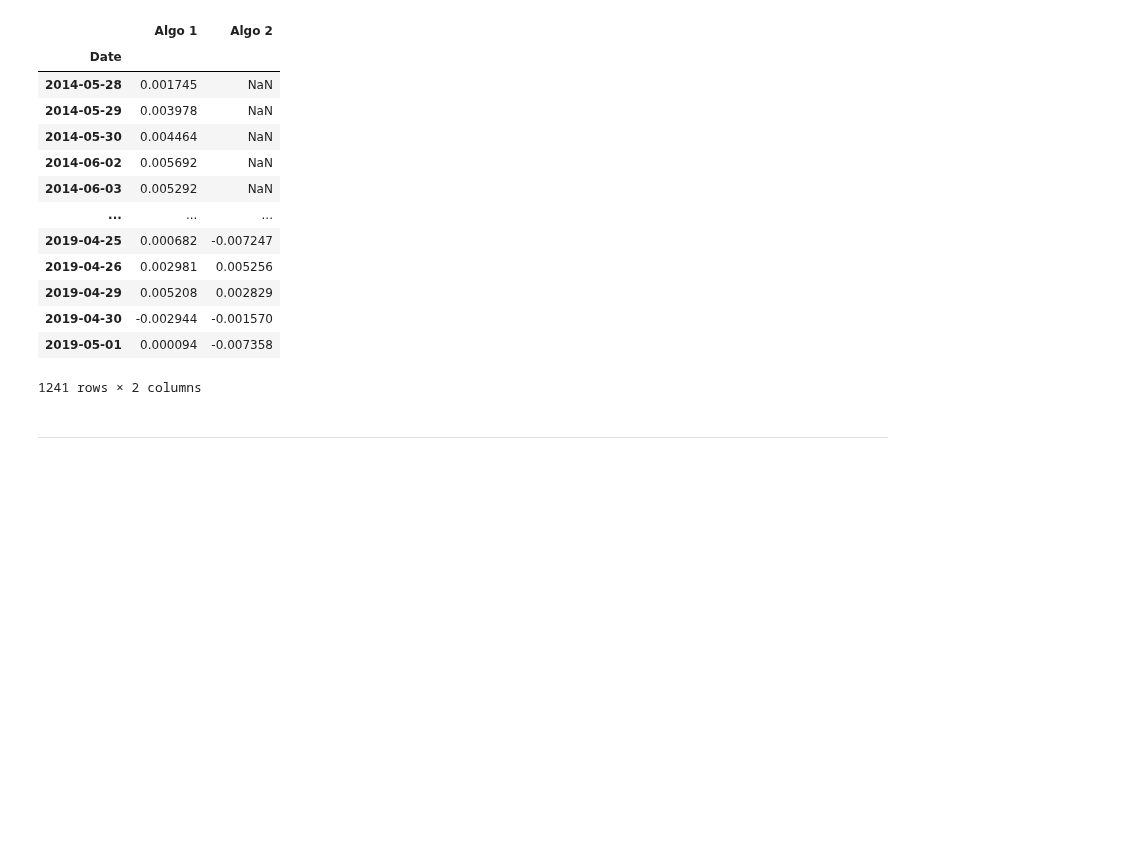
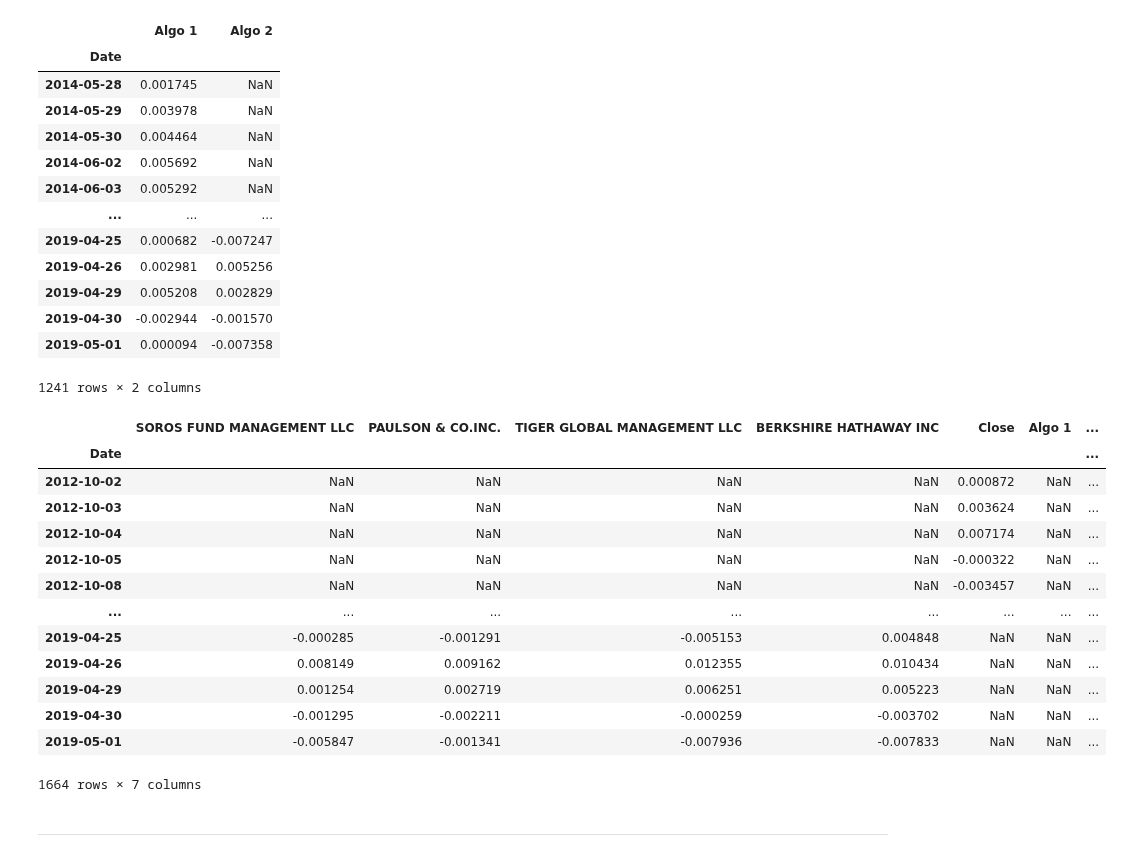
Before and after one commit to MatthewPuttroff/HWUnitFour, a Jupyter notebook: 04-Pandas/Instructions/Starter_Code/whale_analysis.ipynb, the cells around one changed output. Drawn from its saved outputs; the diff is of its cells as text; code cells hidden in the pictures; blank space fills up the shorter version.

Commit message:
Joining Returns

```diff
--- a/04-Pandas/Instructions/Starter_Code/whale_analysis.ipynb
+++ b/04-Pandas/Instructions/Starter_Code/whale_analysis.ipynb
@@ -209,3 +209,6 @@ sp500ff.head()
 | 2 | 18-Apr-19 | $2905.03 |
 | 3 | 17-Apr-19 | $2900.45 |
 | 4 | 16-Apr-19 | $2907.06 |
+# %%
+sp500_daily_returns.columns = columns
+sp500_daily_returns.head()
@@ -333,3 +344,20 @@ algo_df
 1241 rows × 2 columns
 # %%
 # Join Whale Returns, Algorithmic Returns, and the S&P 500 Returns into a single DataFrame with columns for each portfolio's returns.
+combined_df = pd.concat([whale_df, sp500_daily_returns, algo_df], axis="columns", join="outer")
+combined_df
+# %% [output]
+|  | SOROS FUND MANAGEMENT LLC | PAULSON & CO.INC. | TIGER GLOBAL MANAGEMENT LLC | BERKSHIRE HATHAWAY INC | Close | Algo 1 | ... |
+| Date |  |  |  |  |  |  | ... |
+| 2012-10-02 | NaN | NaN | NaN | NaN | 0.000872 | NaN | ... |
+| 2012-10-03 | NaN | NaN | NaN | NaN | 0.003624 | NaN | ... |
+| 2012-10-04 | NaN | NaN | NaN | NaN | 0.007174 | NaN | ... |
+| 2012-10-05 | NaN | NaN | NaN | NaN | -0.000322 | NaN | ... |
+| 2012-10-08 | NaN | NaN | NaN | NaN | -0.003457 | NaN | ... |
+| ... | ... | ... | ... | ... | ... | ... | ... |
+| 2019-04-25 | -0.000285 | -0.001291 | -0.005153 | 0.004848 | NaN | NaN | ... |
+| 2019-04-26 | 0.008149 | 0.009162 | 0.012355 | 0.010434 | NaN | NaN | ... |
+| 2019-04-29 | 0.001254 | 0.002719 | 0.006251 | 0.005223 | NaN | NaN | ... |
+| 2019-04-30 | -0.001295 | -0.002211 | -0.000259 | -0.003702 | NaN | NaN | ... |
+| 2019-05-01 | -0.005847 | -0.001341 | -0.007936 | -0.007833 | NaN | NaN | ... |
+1664 rows × 7 columns
```
Also changed, not shown: parts of 2 cells of this notebook, 1 other file.
